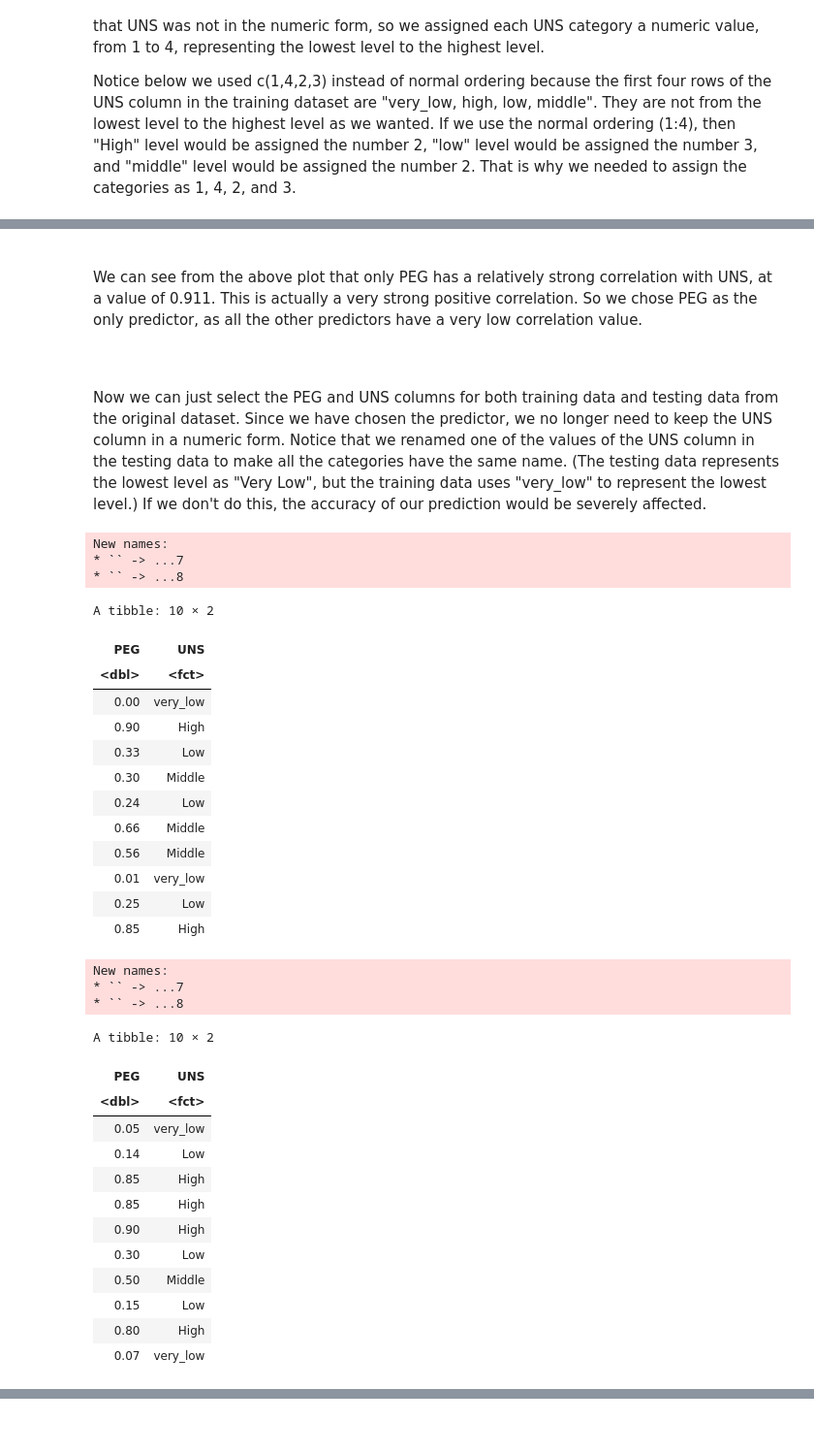
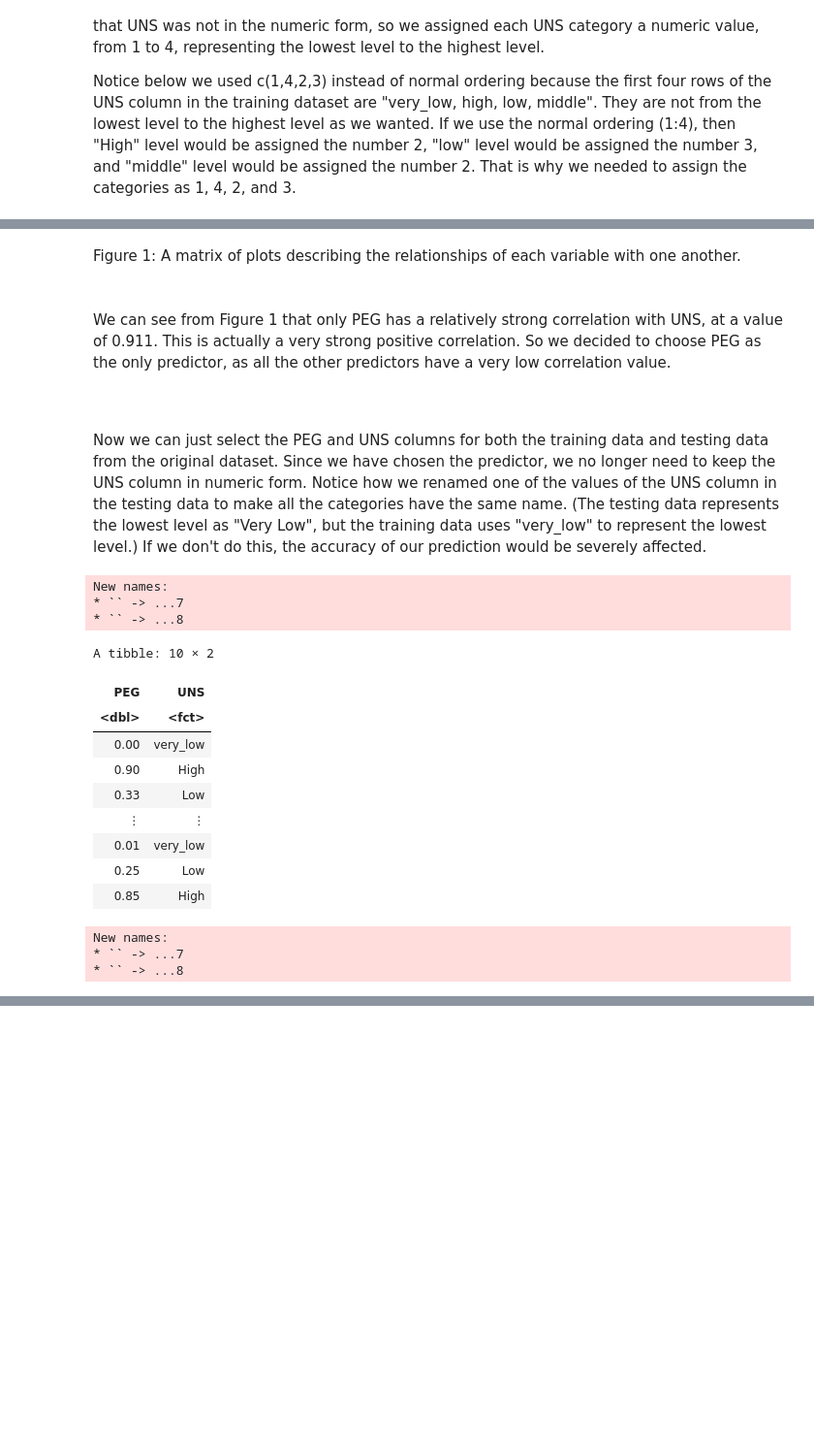
Before and after one commit to pgbenng/DSCI-Group-38-Project, a Jupyter notebook: proposal.ipynb, the cells around one changed output, grey strips where cells are left out. Shown: that part at 97% size. Saved outputs shown, nothing was run; the diff lists cells and outputs as text; code cells hidden in the pictures; blank space fills up the shorter version.

```diff
--- a/proposal.ipynb
+++ b/proposal.ipynb
@@ -96,53 +110,38 @@ ggpairs(whole_training)
+# %% [markdown]
+Figure 1: A matrix of plots describing the relationships of each variable with one another.
 # %% [markdown]
 <br>
-We can see from the above plot that only PEG has a relatively strong correlation with UNS, at a value of 0.911. This is actually a very strong positive correlation. So we chose PEG as the only predictor, as all the other predictors have a very low correlation value.
+We can see from Figure 1 that only PEG has a relatively strong correlation with UNS, at a value of 0.911. This is actually a very strong positive correlation. So we decided to choose PEG as the only predictor, as all the other predictors have a very low correlation value.
 # %% [markdown]
 <br>
 # %% [markdown]
-Now we can just select the PEG and UNS columns for both training data and testing data from the original dataset. Since we have chosen the predictor, we no longer need to keep the UNS column in a numeric form. Notice that we renamed one of the values of the UNS column in the testing data to make all the categories have the same name. (The testing data represents the lowest level as "Very Low", but the training data uses "very_low" to represent the lowest level.) If we don't do this, the accuracy of our prediction would be severely affected.
+Now we can just select the PEG and UNS columns for both the training data and testing data from the original dataset. Since we have chosen the predictor, we no longer need to keep the UNS column in numeric form. Notice how we renamed one of the values of the UNS column in the testing data to make all the categories have the same name. (The testing data represents the lowest level as "Very Low", but the training data uses "very_low" to represent the lowest level.) If we don't do this, the accuracy of our prediction would be severely affected.
 # %%
 # create the training data
 dataset_training <- read_excel('user_modeling_data.xls', sheet = 2)%>%     #only read the second sheet from the file (which consists of the training data)
                      select(PEG,UNS)%>%              #select only predictor and target variable columns
                      mutate(UNS = as_factor(UNS))   # change the UNS column into factor form
 head(dataset_training,10)       # take a look at the first 10 rows of the training data
 
 # create the testing data
 dataset_testing <- read_excel('user_modeling_data.xls', sheet = 3)%>%     #only read the third sheet from the file (which consists of the testing data)
                      select(PEG,UNS)%>%             #select only predictor and target variable columns
                      mutate(UNS = ifelse(UNS == "Very Low", "very_low", UNS))%>%   # make all the values in UNS column same for training and testing data
                      mutate(UNS = as_factor(UNS))         # change the UNS column into factor form
-head(dataset_testing,10)    # take a look at the first 10 rows of the testing data
 # %% [output]
 New names:
 * `` -> ...7
 * `` -> ...8
 A tibble: 10 × 2
 | PEG | UNS |
 | <dbl> | <fct> |
 | 0.00 | very_low |
 | 0.90 | High |
 | 0.33 | Low |
-| 0.30 | Middle |
-| 0.24 | Low |
-| 0.66 | Middle |
-| 0.56 | Middle |
+| ⋮ | ⋮ |
 | 0.01 | very_low |
 | 0.25 | Low |
 | 0.85 | High |
 New names:
 * `` -> ...7
 * `` -> ...8
-A tibble: 10 × 2
-| PEG | UNS |
-| <dbl> | <fct> |
-| 0.05 | very_low |
-| 0.14 | Low |
-| 0.85 | High |
-| 0.85 | High |
-| 0.90 | High |
-| 0.30 | Low |
-| 0.50 | Middle |
-| 0.15 | Low |
-| 0.80 | High |
-| 0.07 | very_low |
```
Also changed, not shown: parts of 33 cells of this notebook.
